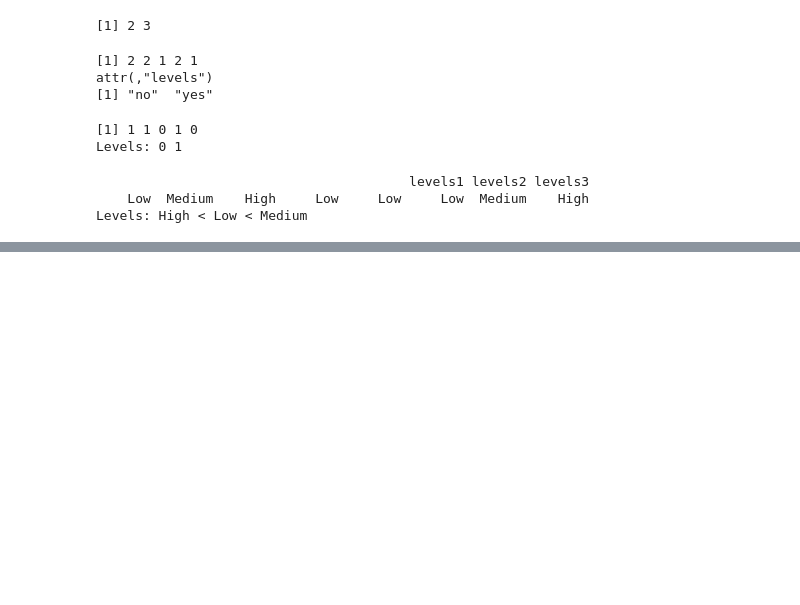
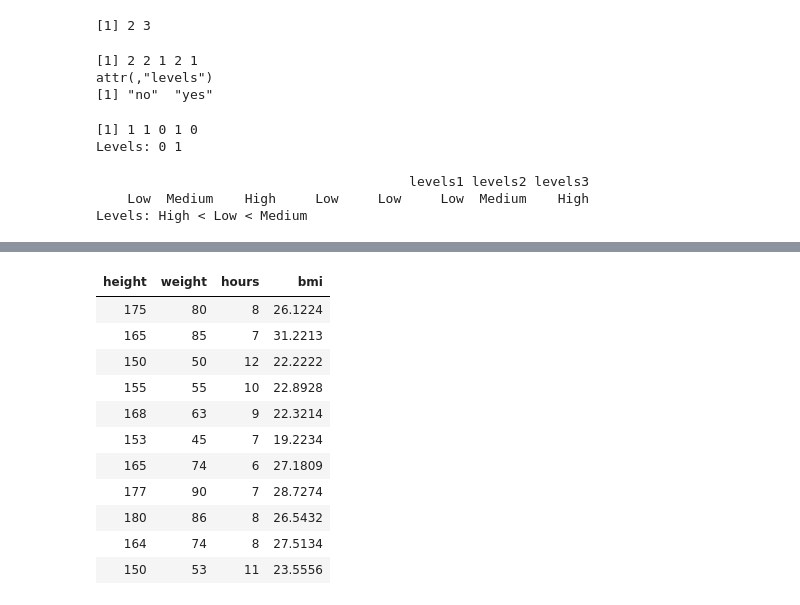
Before and after one commit to bedezub/intro-to-R, a Jupyter notebook: data_structure.ipynb, the cells around one changed output, grey strips where cells are left out. Saved outputs shown, nothing was run; the diff lists cells and outputs as text; code cells hidden in the pictures; blank space fills up the shorter version.

Commit message:
completed data frame and matrices

```diff
--- a/data_structure.ipynb
+++ b/data_structure.ipynb
@@ -191,0 +531,2 @@ Levels: High < Low < Medium
+# %%
+height_in_m <- height / 100
@@ -191,0 +547,25 @@ Levels: High < Low < Medium
+# %%
+weight <- matrix(cbind(80, 85, 50, 55, 63, 45, 74, 90, 86, 74, 53))
+# %%
+hours <- matrix(cbind(8, 7, 12, 10, 9, 7, 6, 7, 8, 8, 11))
+# %%
+bmi_df <- data.frame(
+    height,
+    weight,
+    hours,
+    bmi = round((weight / ((height_in_m ^ 2))), 4))
+# %%
+bmi_df
+# %% [output]
+| height | weight | hours | bmi |
+| 175 | 80 | 8 | 26.1224 |
+| 165 | 85 | 7 | 31.2213 |
+| 150 | 50 | 12 | 22.2222 |
+| 155 | 55 | 10 | 22.8928 |
+| 168 | 63 | 9 | 22.3214 |
+| 153 | 45 | 7 | 19.2234 |
+| 165 | 74 | 6 | 27.1809 |
+| 177 | 90 | 7 | 28.7274 |
+| 180 | 86 | 8 | 26.5432 |
+| 164 | 74 | 8 | 27.5134 |
+| 150 | 53 | 11 | 23.5556 |
```
Also changed, not shown: parts of 83 cells of this notebook.
